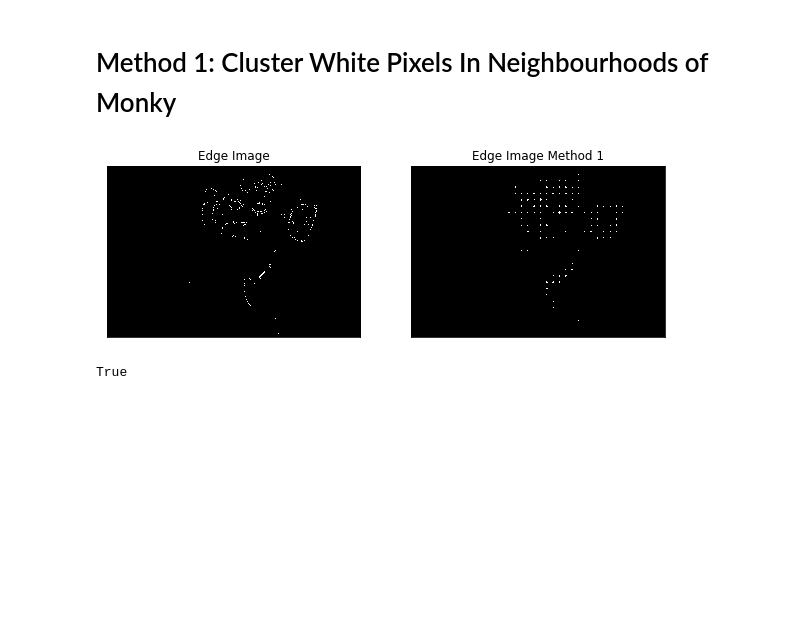
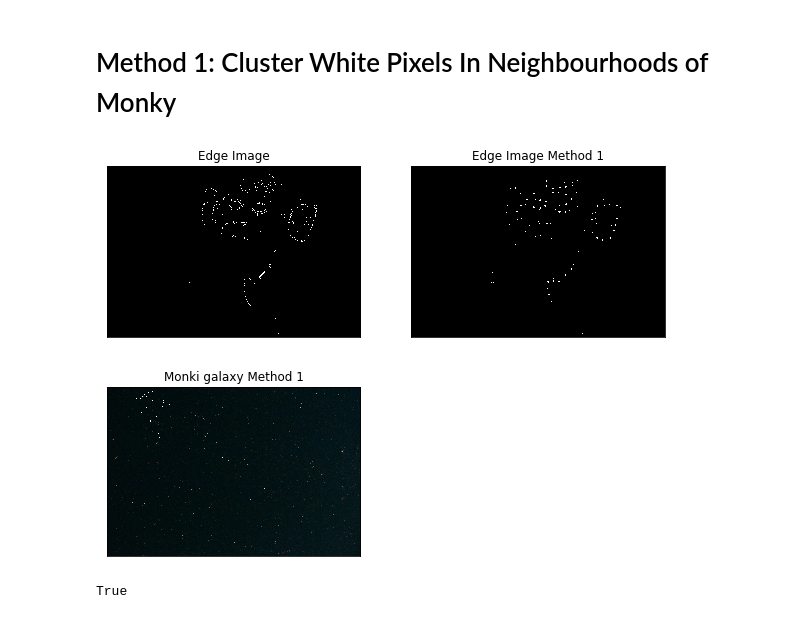
Before and after one commit to msm416/bas-hackathon-constellation-bot, a Jupyter notebook: BAS TEST.ipynb, the cells around one changed output. Drawn from its saved outputs; the diff is of its cells as text; code cells hidden in the pictures; blank space fills up the shorter version.

```diff
--- a/BAS TEST.ipynb
+++ b/BAS TEST.ipynb
@@ -51,20 +51,27 @@ n, m = testArr.shape
 for i in range(n//squareSize):
     for j in range(m//squareSize):
         nbWhitePixels = 0
+        xAvg, yAvg = 0, 0
         for k in range(squareSize):
             for l in range(squareSize):
                 if(testArr[i * squareSize + k][j * squareSize + l] == 255):
                     nbWhitePixels += 1
                     testArr[i * squareSize + k][j * squareSize + l] = 0
 
+                    xAvg += k
+                    yAvg += l
 
         starRadius = int(math.sqrt(nbWhitePixels)) + 2
         if(starRadius < 3):
             continue
+
+        xAvg = xAvg // nbWhitePixels
+        yAvg = yAvg // nbWhitePixels
+
         for k in range(- starRadius//2, starRadius//2):
             for l in range(- starRadius//2, starRadius//2):
                 if(abs(k) + abs(l) < starRadius//2):
-                    testArr[i * squareSize + (squareSize // 2) + k][j * squareSize + (squareSize // 2) + l] = 255
+                    testArr[i * squareSize + (xAvg) + k][j * squareSize + (yAvg) + l] = 255
 # %%
 plt.subplot(121),plt.imshow(edges,cmap = 'gray')
 plt.title('Edge Image'), plt.xticks([]), plt.yticks([])
@@ -73,5 +80,18 @@ plt.title('Edge Image Method 1'), plt.xticks([]), plt.yticks([])
 
 plt.show()
 # %% [output]
-[figure, old version]
+[figure, new version]
+# %%
+space = cv2.imread('space.jpg')
+
+for i in range(testArr.shape[0]):
+    for j in range(testArr.shape[1]):
+        if testArr[i][j] == 255:
+            space[i][j] = 255
+
+plt.subplot(121),plt.imshow(space)
+plt.title('Monki galaxy Method 1'), plt.xticks([]), plt.yticks([])
+plt.show()
+# %% [output]
+[figure, added]
 # %%
```
Also changed, not shown: parts of 2 cells of this notebook, 1 other file.
